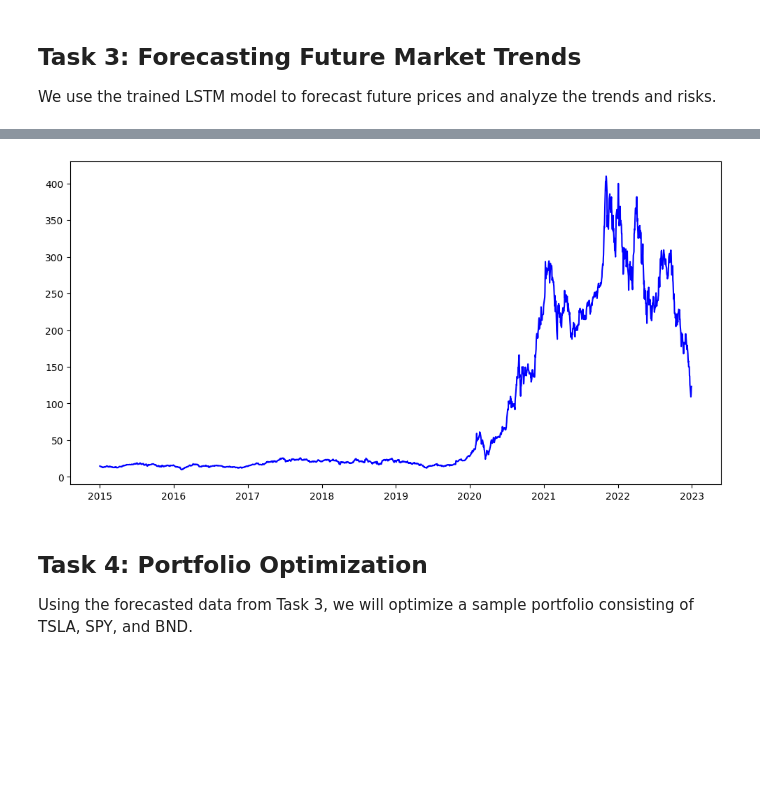
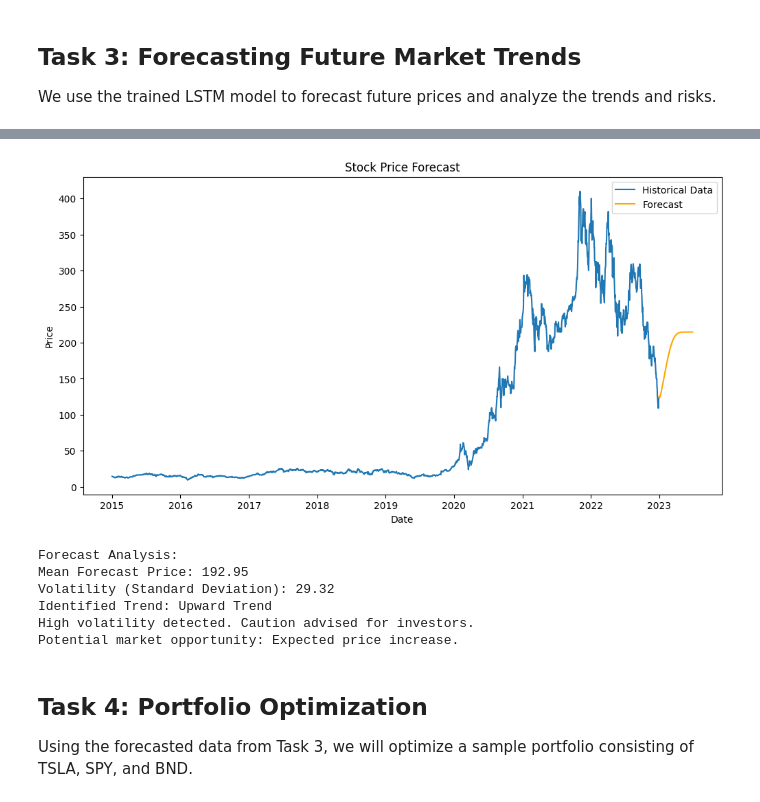
Before and after one commit to YonatanMoges/investment-trends-forecasting, a Jupyter notebook: notebook/Stock_Market_Analysis_and_Forecasting_Demo.ipynb, the cells around one changed output, grey strips where cells are left out. Cells and saved outputs as stored; diff of their text form; code cells hidden in the pictures; blank space fills up the shorter version.

```diff
--- a/notebook/Stock_Market_Analysis_and_Forecasting_Demo.ipynb
+++ b/notebook/Stock_Market_Analysis_and_Forecasting_Demo.ipynb
@@ -163,13 +164,13 @@ else:
 # %%
-# Initialize forecaster with the chosen model and data
-forecaster = MarketForecaster(model=arima_model, data=trainer.data['TSLA'], model_type='arima')
+# Initialize forecaster
+forecaster = MarketForecaster(lstm_model, processor.data['TSLA'], trainer.scaler)
 
-# Generate forecast and confidence intervals
-predictions, conf_int = forecaster.forecast(steps=180)
+# Generate forecast for 6 months
+predictions = forecaster.forecast(steps=180)
 
 # Plot forecast
-forecaster.plot_forecast(predictions, conf_int)
+forecaster.plot_forecast(predictions)
 
-# Interpret forecast results
-forecaster.interpret_results(predictions, conf_int)
+# Analysis forecast
+forecaster.analyze_forecast(predictions)
 # %% [output]
@@ -177,4 +194,10 @@ ValueError: x and y must have same first dimension, but have shapes (179,) and (
-[figure, old version]
+[figure, new version]
+Forecast Analysis:
+Mean Forecast Price: 192.95
+Volatility (Standard Deviation): 29.32
+Identified Trend: Upward Trend
+High volatility detected. Caution advised for investors.
+Potential market opportunity: Expected price increase.
 # %% [markdown]
 ## Task 4: Portfolio Optimization
 
```
Also changed, not shown: parts of 5 cells of this notebook.
